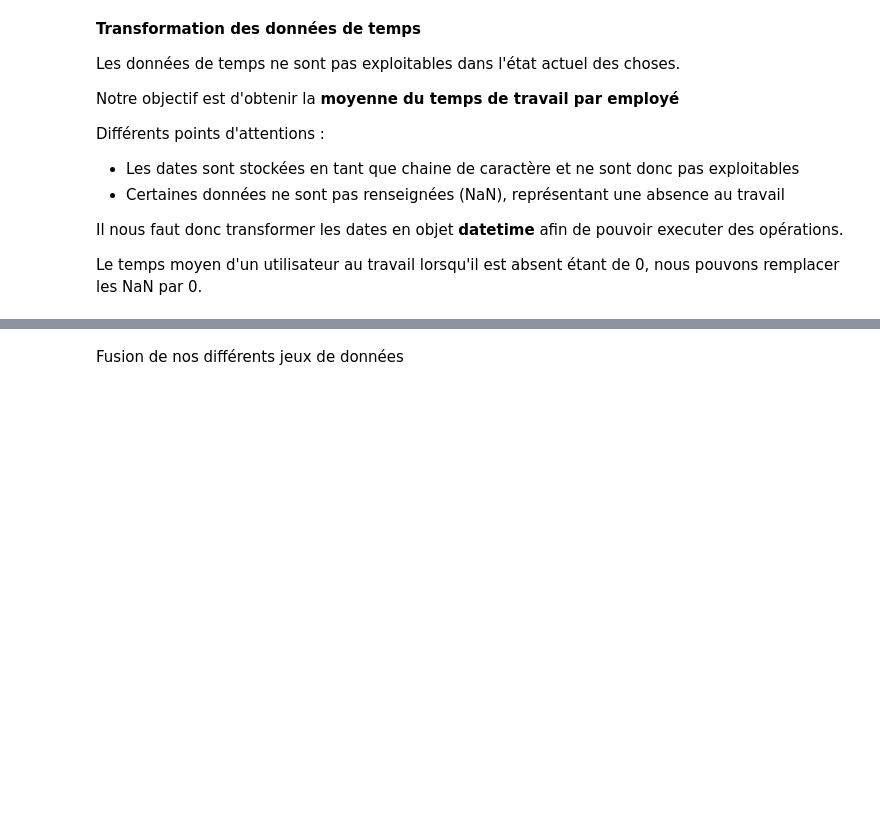
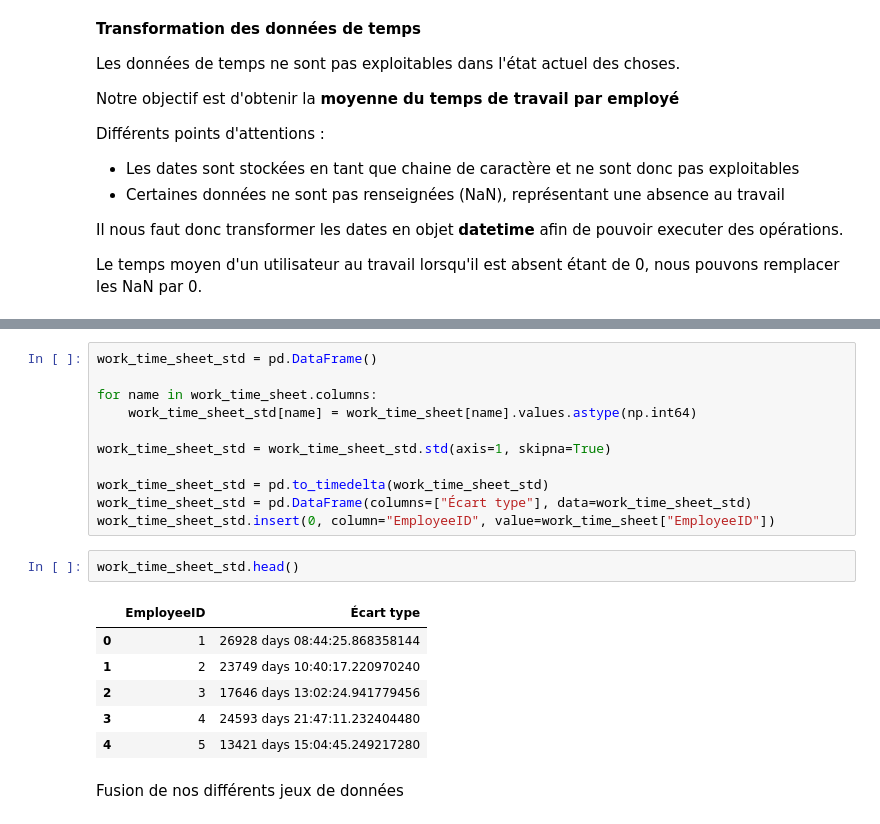
Before and after one commit to Mathieubola/ProjetIA, a Jupyter notebook: Data non-éthique.ipynb.ipynb, the cells around one changed output, grey strips where cells are left out. Saved outputs shown, nothing was run; the diff lists cells and outputs as text; blank space fills up the shorter version.

```diff
--- a/Data non-éthique.ipynb.ipynb
+++ b/Data non-éthique.ipynb.ipynb
@@ -100,3 +122,23 @@ dtype: timedelta64[ns]
+# %%
+work_time_sheet_std = pd.DataFrame()
+
+for name in work_time_sheet.columns:
+    work_time_sheet_std[name] = work_time_sheet[name].values.astype(np.int64)
+
+work_time_sheet_std = work_time_sheet_std.std(axis=1, skipna=True)
+
+work_time_sheet_std = pd.to_timedelta(work_time_sheet_std)
+work_time_sheet_std = pd.DataFrame(columns=["Écart type"], data=work_time_sheet_std)
+work_time_sheet_std.insert(0, column="EmployeeID", value=work_time_sheet["EmployeeID"])
+# %%
+work_time_sheet_std.head()
+# %% [output]
+|  | EmployeeID | Écart type |
+| 0 | 1 | 26928 days 08:44:25.868358144 |
+| 1 | 2 | 23749 days 10:40:17.220970240 |
+| 2 | 3 | 17646 days 13:02:24.941779456 |
+| 3 | 4 | 24593 days 21:47:11.232404480 |
+| 4 | 5 | 13421 days 15:04:45.249217280 |
 # %% [markdown]
 Fusion de nos différents jeux de données
 # %%
```
Also changed, not shown: parts of 14 cells of this notebook.
